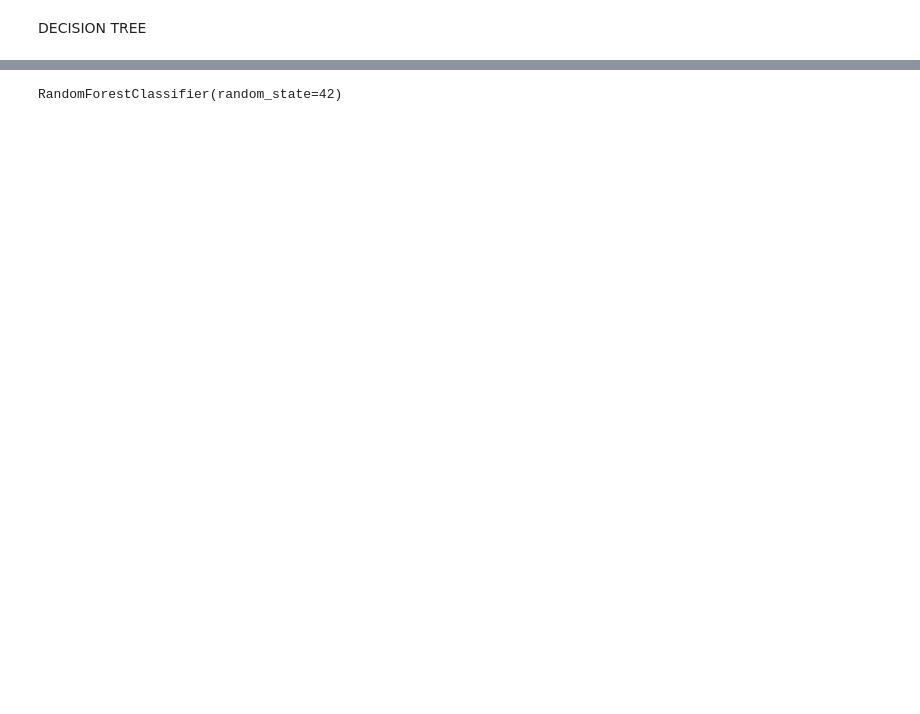
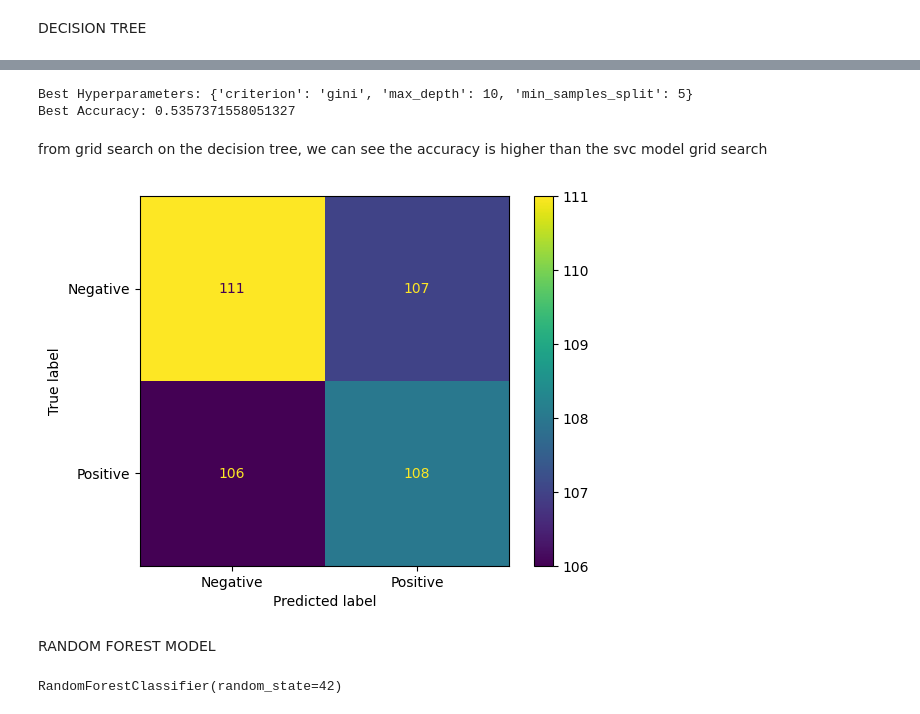
Before and after one commit to shanta-2000/Cinema-hall-ticket-purchase-prediction, a Jupyter notebook: SVM_DT_RF_TASK_2022_1_60_288.ipynb, the cells around one changed output, grey strips where cells are left out. Drawn from its saved outputs; the diff is of its cells as text; code cells hidden in the pictures; blank space fills up the shorter version.

```diff
--- a/SVM_DT_RF_TASK_2022_1_60_288.ipynb
+++ b/SVM_DT_RF_TASK_2022_1_60_288.ipynb
@@ -193,0 +231,12 @@ print(y_pred)
+# %%
+from sklearn.model_selection import GridSearchCV
+
+# defining parameter range
+param_grid = {'C': [0.1, 1, 10, 100, 1000],
+              'gamma': [1, 0.1, 0.01, 0.001, 0.0001],
+              'kernel': ['rbf','linear','sigmoid']}
+
+grid = GridSearchCV(SVC(), param_grid, refit = True, verbose = 3)
+
+# fitting the model for grid search
+grid.fit(X_train, y_train)
@@ -328,3 +370,37 @@ F1-Score: 0.37333333333333335
+# %%
+from sklearn.tree import DecisionTreeClassifier
+from sklearn.model_selection import GridSearchCV
+
+param_grid = {
+    'max_depth': [3, 5, 10],
+    'min_samples_split': [2, 5, 10],
+    'criterion': ['gini', 'entropy']
+}
+grid_search = GridSearchCV(estimator=DecisionTreeClassifier(),
+                           param_grid=param_grid,
+                           cv=5,  # 5-fold cross-validation
+                           scoring='accuracy')
+grid_search.fit(X_train, y_train)
+
+print("Best Hyperparameters:", grid_search.best_params_)
+print("Best Accuracy:", grid_search.best_score_)
+# %% [output]
+Best Hyperparameters: {'criterion': 'gini', 'max_depth': 10, 'min_samples_split': 5}
+Best Accuracy: 0.5357371558051327
+# %% [markdown]
+from grid search on the decision tree, we can see the accuracy is higher than the svc model grid search
+# %%
+#confuison matrix
+import matplotlib.pyplot as plt
+from sklearn import metrics
+confusion_matrix = metrics.confusion_matrix(y_test,y_pred)
+cm_display = metrics.ConfusionMatrixDisplay(confusion_matrix = confusion_matrix, display_labels = ['Negative', 'Positive'])
+cm_display.plot()
+plt.show()
+# %% [output]
+[figure, added]
+# %% [markdown]
+RANDOM FOREST MODEL
 # %%
 # Train Random Forest model
 rf = RandomForestClassifier(n_estimators=100, random_state=42)
```
Also changed, not shown: parts of 22 cells of this notebook.
